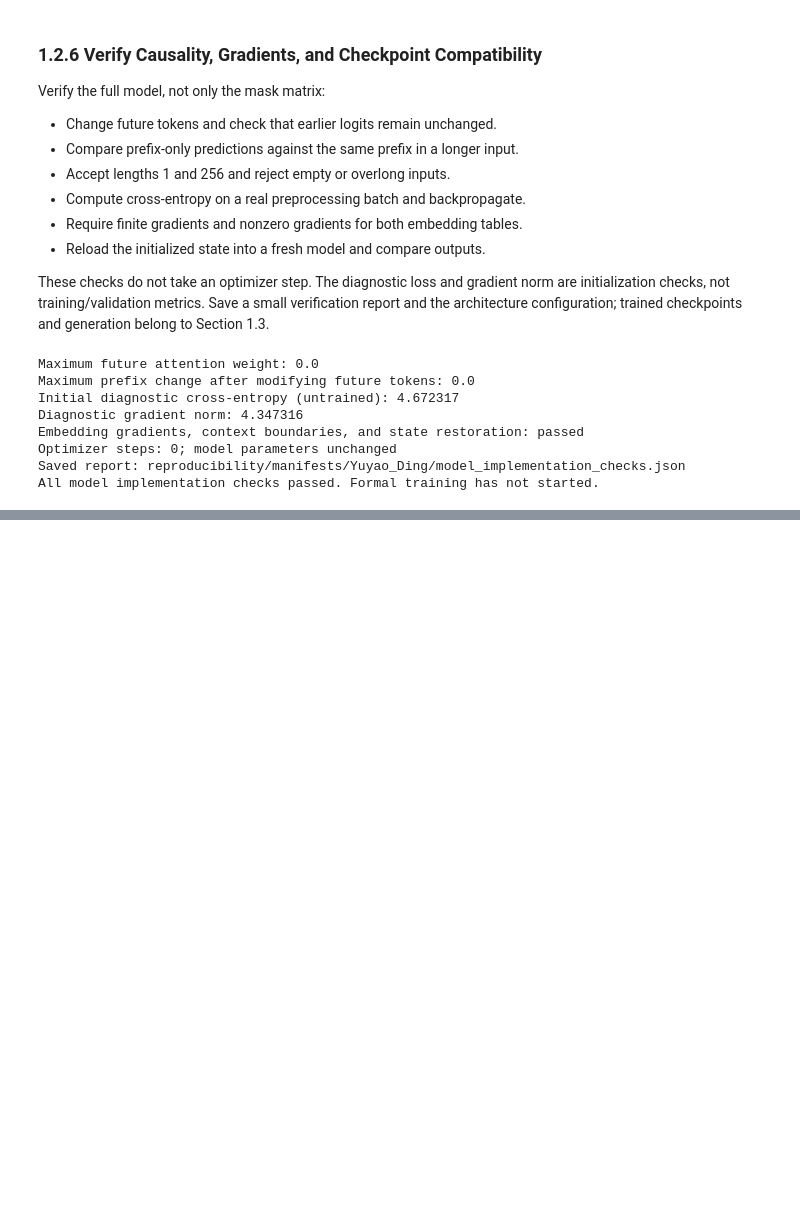
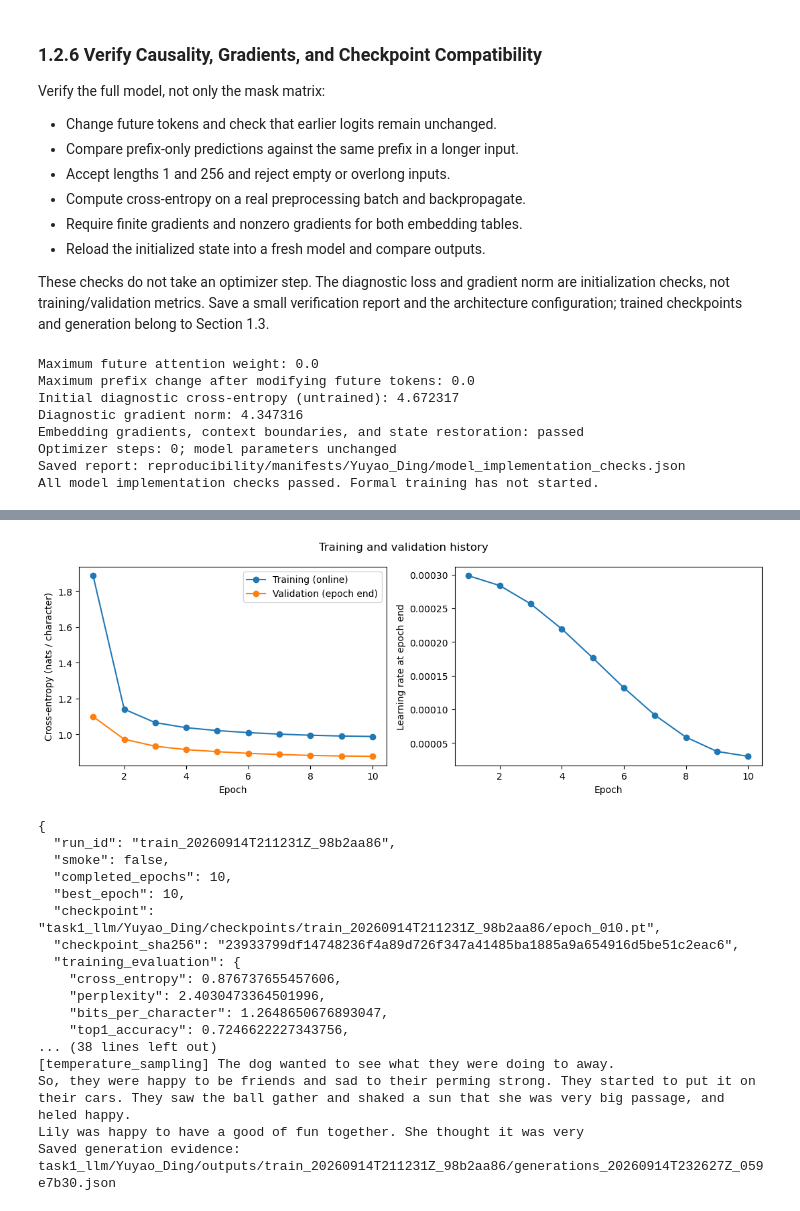
Before and after one commit to Ashley96yy/DATA266_Pair41_Lab1, a Jupyter notebook: task1_llm/Yuyao_Ding/src/task1_llm.ipynb, the cells around one changed output, grey strips where cells are left out. Drawn from its saved outputs; the diff is of its cells as text; code cells hidden in the pictures; blank space fills up the shorter version.

Commit message:
Complete Yuyao Ding Task 1 training and text generation

```diff
--- a/task1_llm/Yuyao_Ding/src/task1_llm.ipynb
+++ b/task1_llm/Yuyao_Ding/src/task1_llm.ipynb
@@ -1007,0 +1450,9 @@ All model implementation checks passed. Formal training has not started.
+# %%
+# Enable this only when ready to run at least 10 full epochs on your chosen device.
+RUN_FORMAL_TRAINING = True
+RESUME_CHECKPOINT = None  # Or a repository-relative path to a completed-epoch .pt file.
+
+if RUN_FORMAL_TRAINING:
+    formal_run_dir = run_training(training_config, resume_checkpoint=RESUME_CHECKPOINT)
+else:
+    print("Formal training not started. Set RUN_FORMAL_TRAINING = True to begin.")
@@ -1007,0 +1593,44 @@ All model implementation checks passed. Formal training has not started.
+# %%
+# Leave as None until formal training completes, or enter its outputs/train_... path.
+SELECTED_RUN = None
+if SELECTED_RUN is not None:
+    selected_run_dir = repo_root / SELECTED_RUN
+elif RUN_FORMAL_TRAINING:
+    selected_run_dir = formal_run_dir
+else:
+    selected_run_dir = None
+
+if selected_run_dir is None:
+    print("No formal run selected; loss plots and trained text generation are pending.")
+else:
+    selected_metrics = json.loads((selected_run_dir / "metrics.json").read_text())
+    if selected_metrics["smoke"]:
+        raise ValueError("Select a formal training run, not smoke-test results.")
+    selected_metrics = plot_training_run(selected_run_dir)
+    print(json.dumps(selected_metrics, indent=2))
+    generation_results = generate_from_run(
+        selected_run_dir,
+        prompts=["Once upon a time,", "A little girl found", "The dog wanted to"],
+        max_new_tokens=300,
+        device_name=training_config["device"],
+        seed=training_config["seed"],
+    )
+# %% [output]
+[figure, added]
+{
+  "run_id": "train_20260914T211231Z_98b2aa86",
+  "smoke": false,
+  "completed_epochs": 10,
+  "best_epoch": 10,
+  "checkpoint": "task1_llm/Yuyao_Ding/checkpoints/train_20260914T211231Z_98b2aa86/epoch_010.pt",
+  "checkpoint_sha256": "23933799df14748236f4a89d726f347a41485ba1885a9a654916d5be51c2eac6",
+  "training_evaluation": {
+    "cross_entropy": 0.876737655457606,
+    "perplexity": 2.4030473364501996,
+    "bits_per_character": 1.2648650676893047,
+    "top1_accuracy": 0.7246622227343756,
+... (38 lines left out)
+[temperature_sampling] The dog wanted to see what they were doing to away.
+So, they were happy to be friends and sad to their perming strong. They started to put it on their cars. They saw the ball gather and shaked a sun that she was very big passage, and heled happy.
+Lily was happy to have a good of fun together. She thought it was very
+Saved generation evidence: task1_llm/Yuyao_Ding/outputs/train_20260914T211231Z_98b2aa86/generations_20260914T232627Z_059e7b30.json
```
Also changed, not shown: parts of 11 cells of this notebook, 26 other files.
